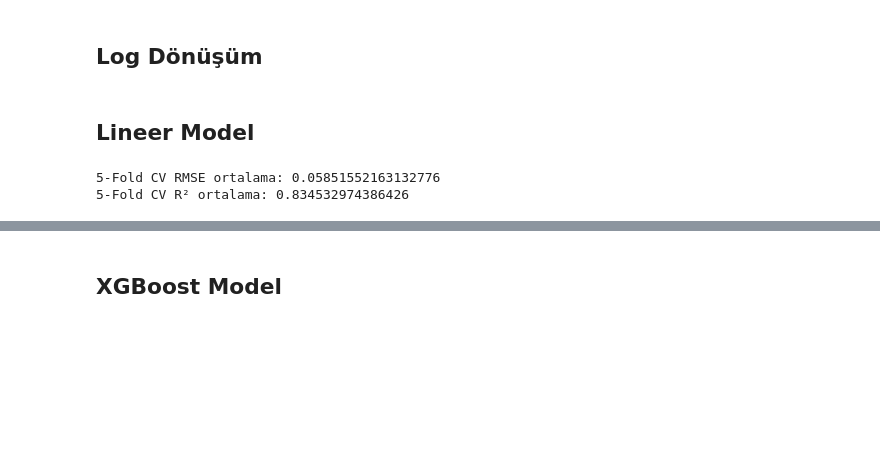
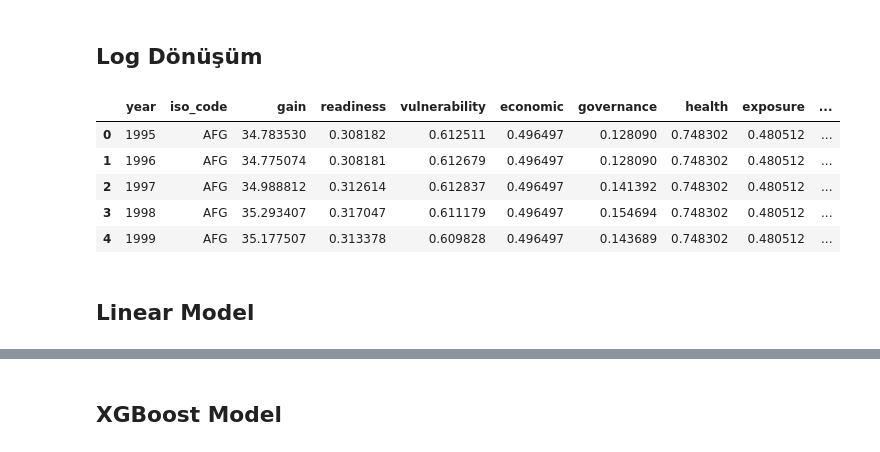
Before and after one commit to Zeliha-guven/GelecekHayalim-W-Code2.0_VERIBILIMIVEYAPAYZEKA_atolyecileri_ZelihaGuven, a Jupyter notebook: MODEL.ipynb, the cells around one changed output, grey strips where cells are left out. Drawn from its saved outputs; the diff is of its cells as text; code cells hidden in the pictures; blank space fills up the shorter version.

```diff
--- a/MODEL.ipynb
+++ b/MODEL.ipynb
@@ -233,34 +233,14 @@ columns_to_log = ["cumulative_co2", "person_gdp", "population"]
 # Negatif veya sıfır varsa log1p kullanmak en güvenlisidir
 for col in columns_to_log:
     df[f"{col}_log"] = np.log1p(df[col])  # log(1 + x)
+# %%
+df.head()
+# %% [output]
+|  | year | iso_code | gain | readiness | vulnerability | economic | governance | health | exposure | ... |
+| 0 | 1995 | AFG | 34.783530 | 0.308182 | 0.612511 | 0.496497 | 0.128090 | 0.748302 | 0.480512 | ... |
+| 1 | 1996 | AFG | 34.775074 | 0.308181 | 0.612679 | 0.496497 | 0.128090 | 0.748302 | 0.480512 | ... |
+| 2 | 1997 | AFG | 34.988812 | 0.312614 | 0.612837 | 0.496497 | 0.141392 | 0.748302 | 0.480512 | ... |
+| 3 | 1998 | AFG | 35.293407 | 0.317047 | 0.611179 | 0.496497 | 0.154694 | 0.748302 | 0.480512 | ... |
+| 4 | 1999 | AFG | 35.177507 | 0.313378 | 0.609828 | 0.496497 | 0.143689 | 0.748302 | 0.480512 | ... |
 # %% [markdown]
-## Lineer Model
+## Linear Model
-# %%
-features = [col for col in df.columns if col not in ["gain", "readiness", "country", "iso_code", "year","governance"]]
-X = df[features].values
-y = df["readiness"].values
-
-kf = KFold(n_splits=5, shuffle=True, random_state=42)
-rmse_list = []
-r2_list = []
-
-for train_index, test_index in kf.split(X):
-    X_train, X_test = X[train_index], X[test_index]
-    y_train, y_test = y[train_index], y[test_index]
-
-    model = LinearRegression()
-    model.fit(X_train, y_train)
-    y_pred = model.predict(X_test)
-
-    mse = mean_squared_error(y_test, y_pred)  # squared parametresi yok, default True
-    rmse = mse ** 0.5
-    r2 = r2_score(y_test, y_pred)
-
-    rmse_list.append(rmse)
-    r2_list.append(r2)
-
-print("5-Fold CV RMSE ortalama:", np.mean(rmse_list))
-print("5-Fold CV R² ortalama:", np.mean(r2_list))
-# %% [output]
-5-Fold CV RMSE ortalama: 0.05851552163132776
-5-Fold CV R² ortalama: 0.834532974386426
```
Also changed, not shown: parts of 7 cells of this notebook, 1 other file.
